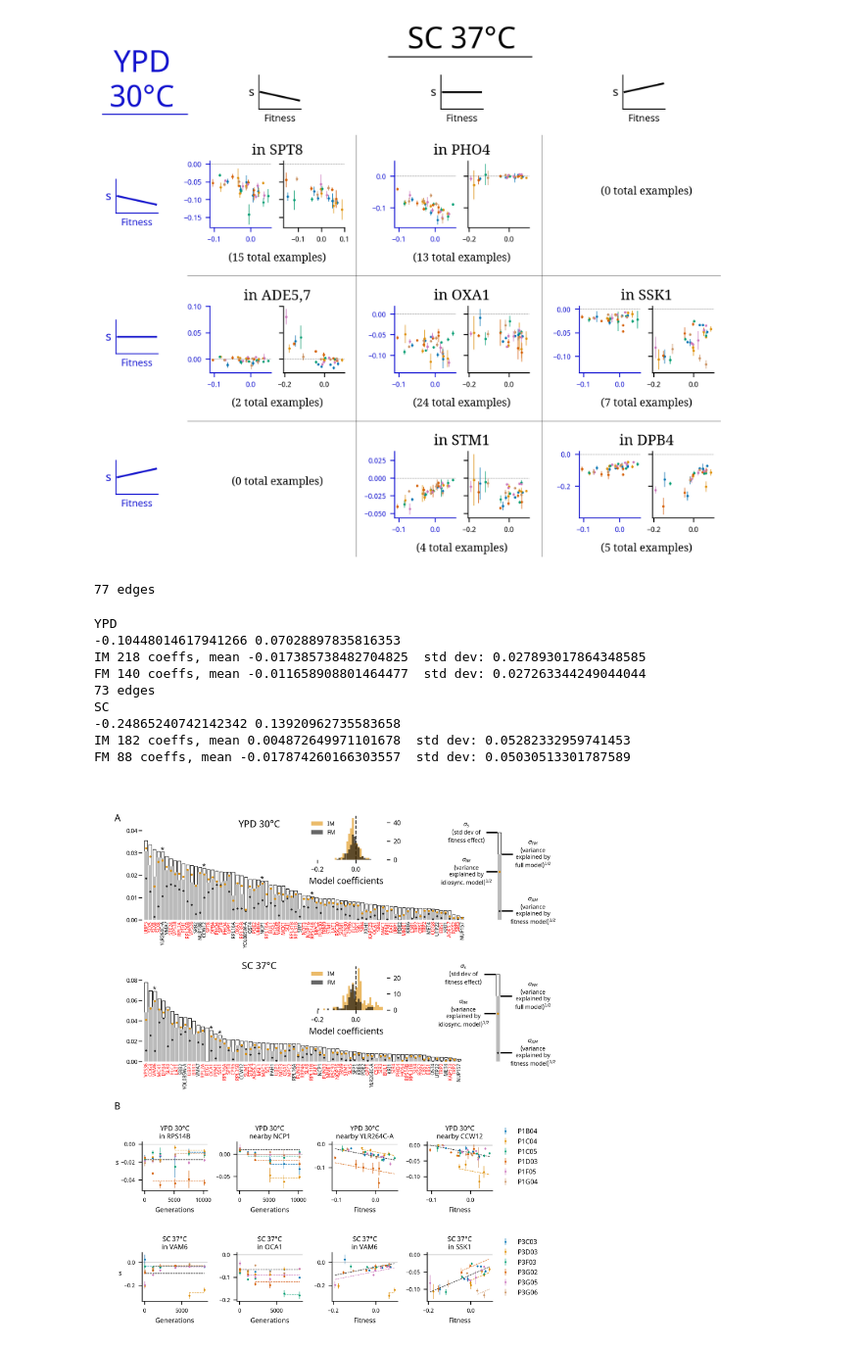
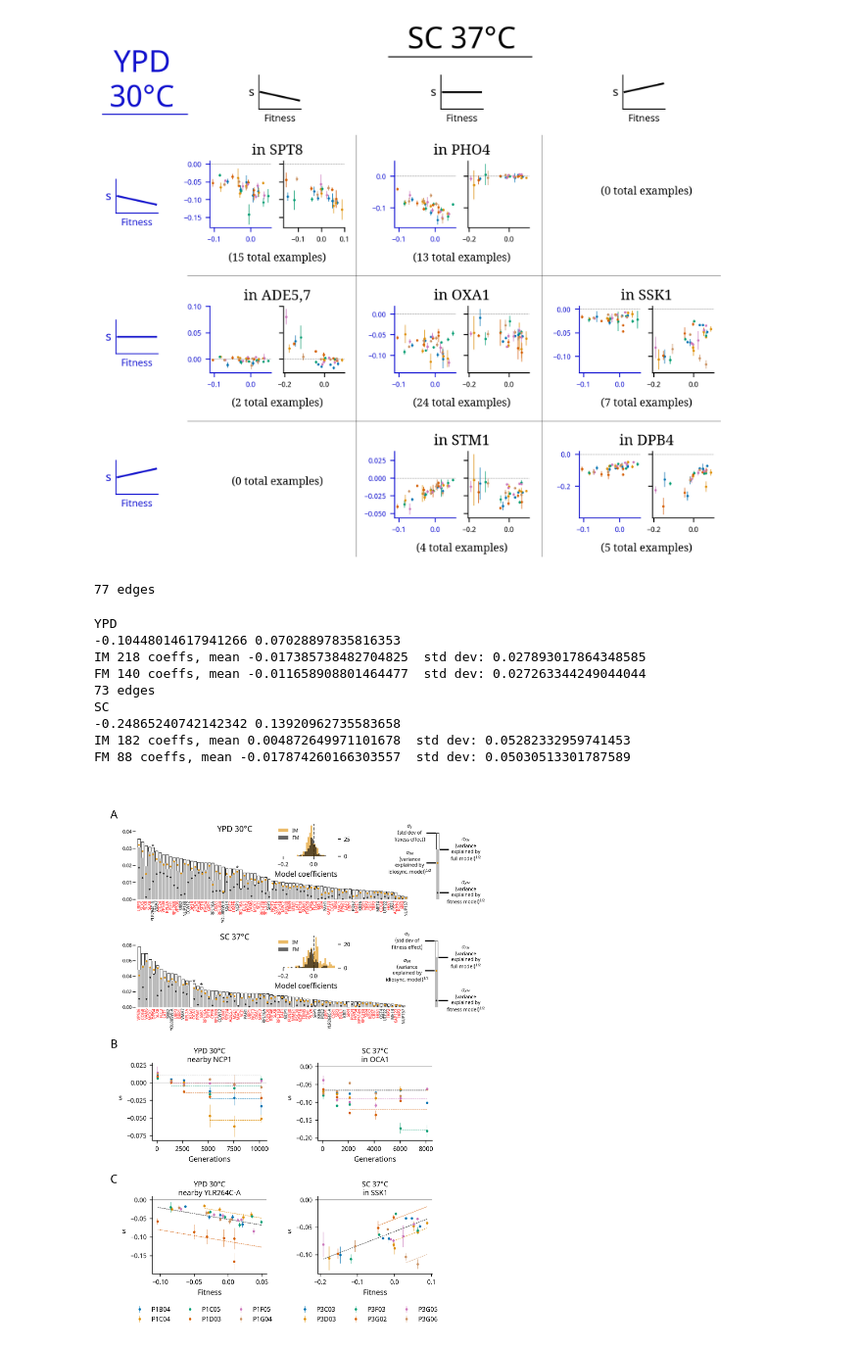
Before and after one commit to mjohnson11/VTn_pipeline, a Jupyter notebook: Analysis/PLOT_main_figs.ipynb, the cells around one changed output. Shown at 98% size. Drawn from its saved outputs; the diff is of its cells as text; code cells hidden in the pictures.

Commit message:
some final plotting changes

```diff
--- a/Analysis/PLOT_main_figs.ipynb
+++ b/Analysis/PLOT_main_figs.ipynb
@@ -16,7 +16,7 @@ vtn_s = pd.read_csv('../../output/VTn_s.csv')
 byrm_s = pd.read_csv('../../output/BYxRM_s.csv')
 vtn_x = pd.read_csv('../../output/VTn_x.csv')
 byrm_x = pd.read_csv('../../output/BYxRM_x.csv')
-vtn_s = vtn_s.merge(vtn_x[['Sample', 'Fitness', 'Freq_T0', 's_VLTE', 'Fitness_sub_70']], on='Sample', how='left')
+vtn_s = vtn_s.merge(vtn_x[['Sample', 'Fitness', 'Fitness_sub_70']], on='Sample', how='left')
 byrm_s = byrm_s.merge(byrm_x, on='Sample', how='left')
 conditions = ['P1_YPD_30C', 'P3_SC_37C', 'P1_SC_37C']
 vtn_s = vtn_s[vtn_s.Cond.isin(conditions)]
@@ -44,7 +44,7 @@ vtn_dfe = vtn_s_for_dfe[['Sample', 's']].groupby('Sample').mean().reset_index().
 vtn_dfe = vtn_dfe.merge(vtn_s[['Sample', 's']].groupby('Sample').std().reset_index().rename(columns={'s': 'DFE_std'}), on='Sample')
 vtn_dfe = vtn_dfe.merge(vtn_s[['Sample', 's']].groupby('Sample').skew().reset_index().rename(columns={'s': 'DFE_skew'}), on='Sample')
 vtn_x['Fitness_std'] = np.std(vtn_x[['Clone_A_s', 'Clone_B_s']], axis=1)
-vtn_dfe = vtn_dfe.merge(vtn_x[['Sample', 'Fitness', 'Fitness_std', 'Freq_T0', 's_VLTE']], on='Sample', how='left')
+vtn_dfe = vtn_dfe.merge(vtn_x[['Sample', 'Fitness', 'Fitness_std']], on='Sample', how='left')
 vtn_dfe['Pop'] = vtn_dfe['Sample'].str.split('_').str[1]
 vtn_dfe['Env'] = vtn_dfe['Sample'].apply(lambda s: '_'.join(s.split('_')[2:]))
 vtn_dfe['Cond'] = vtn_dfe['Pop'].str[:2]+'_'+vtn_dfe['Env']
@@ -336,9 +336,9 @@ def plot_hist(coeffs, sub, plot_FM=True):
     sub.tick_params(which='both', labelsize=7)
     sns.despine(ax=sub, bottom=True, left=True)
 
-def plot_one_det(sub, cond, edge, model, axis_color, title_cond=True, ms=2, xlabel=True, title_at_all=True):
+def plot_one_det(sub, cond, edge, model, axis_color, title_cond=True, ms=2, xlabel=True, title_at_all=True, ls=7):
     td = vtn_s[(vtn_s['Edge']==edge) & (vtn_s['Cond']==cond) & (vtn_s['num_cbcs']>=5)]
-    sub.axhline(0, color='k', linewidth=0.25, alpha=0.6)
+    sub.axhline(0, color='k', linewidth=0.5, alpha=0.6)
     xvar = {'FM': 'Fitness', 'IM': 'Gen', 'IM2': 'Gen'}[model]
     for pop in cond_pops[cond.split('_')[0]]:
         ttd = td[td.Pop==pop].sort_values('Gen')
@@ -348,12 +348,12 @@ def plot_one_det(sub, cond, edge, model, axis_color, title_cond=True, ms=2, xlab
         else:
             sub.errorbar(x=ttd[xvar], y=ttd['s'], yerr=ttd['stderr'], linestyle='', marker='.', markersize=ms, linewidth=0.5, color=color_map[pop], label=pop)
     if xlabel:
-        sub.set_xlabel({'Gen': 'Generations', 'Fitness': 'Fitness'}[xvar], fontsize=7)
+        sub.set_xlabel({'Gen': 'Generations', 'Fitness': 'Fitness'}[xvar], fontsize=ls)
     gene = edge_stats[edge_stats.Edge==edge].iloc[0]['Gene_Use']
     if title_cond:
-        sub.set_title(cond_to_title[cond] + '\n' + gene, fontsize=7, y=0.95)
+        sub.set_title(cond_to_title[cond] + '\n' + gene, fontsize=ls, y=0.95)
     elif title_at_all:
-        sub.set_title(gene, fontsize=7, y=0.95)
+        sub.set_title(gene, fontsize=ls, y=0.95)
 
     #sub.set_ylim([-0.15, 0.1])
     sub.tick_params(which='both', labelsize=6, colors=axis_color)
@@ -389,76 +389,78 @@ def plot_one_det(sub, cond, edge, model, axis_color, title_cond=True, ms=2, xlab
 ###
 
 ypd_examples = [
-    'GAGTGCTTCAAAGTT', # RPS14B
+    #'GAGTGCTTCAAAGTT', # RPS14B
     'TAACCTCGCGCTGAG', # nearby NCP1
     'ATATTGAGTAAGTAC', # YLR-264C-A
-    'AGTTTATAAAAAATT', # nearby CCW12
+    #'AGTTTATAAAAAATT', # nearby CCW12
 ]
 sc_examples = [
-    'CATTTATGGCTATCT', # VAM6
+    #'CATTTATGGCTATCT', # VAM6
     'AGAAGACGACGATGA', # OCA1
     #'TTTTGCATTTAGGCG', # MPC2
     'CCAGGATGTACCGCC', # SSK1
 ]
 
-fig = pl.figure(figsize=(7.25, 9), dpi=300)
-gs0 = gridspec.GridSpec(26, 10)
-top_gs = gridspec.GridSpecFromSubplotSpec(2, 1, subplot_spec=gs0[:13,:])
+fig = pl.figure(figsize=(7.25, 10), dpi=300)
+gs0 = gridspec.GridSpec(27, 20)
+top_gs = gridspec.GridSpecFromSubplotSpec(2, 1, subplot_spec=gs0[:11,:])
 subs = [pl.Subplot(fig, top_gs[i]) for i in range(2)]
 jnk = [fig.add_subplot(s) for s in subs]
 pl.subplots_adjust(hspace=0.55, wspace=0.45)
 coeff_list = determinant_plot('P1_YPD_30C', subs[0], ypd_examples)
-subs[0].set_title('YPD 30°C', fontsize=10, x=0.3, y=0.95)
-subs[1].set_title('SC 37°C', fontsize=10, x=0.3, y=0.95)
-isub1 = fig.add_axes([0.45, 0.83, 0.16, 0.07])
+subs[0].set_title('YPD 30°C', fontsize=10, x=0.3, y=0.9)
+subs[1].set_title('SC 37°C', fontsize=10, x=0.3, y=0.9)
+isub1 = fig.add_axes([0.45, 0.835, 0.15, 0.055])
 print('YPD')
 plot_hist(coeff_list, isub1)
 #plot_heatmap(mat, sub, 'YPD 30°C')
 coeff_list = determinant_plot('P3_SC_37C', subs[1], sc_examples)
-isub2 = fig.add_axes([0.45, 0.59, 0.16, 0.07])
+isub2 = fig.add_axes([0.45, 0.645, 0.15, 0.055])
 print('SC')
 plot_hist(coeff_list, isub2)
 #plot_heatmap(mat, sub, 'SC 37°C')
 
-tmp_gs = gridspec.GridSpecFromSubplotSpec(1, 4, subplot_spec=gs0[17:20,:9])
-subs0 = [pl.Subplot(fig, tmp_gs[j]) for j in range(4)]
-jnk = [fig.add_subplot(subs0[j]) for j in range(4)]
-tmp_gs = gridspec.GridSpecFromSubplotSpec(1, 4, subplot_spec=gs0[23:,:9])
-subs1 = [pl.Subplot(fig, tmp_gs[j]) for j in range(4)]
-jnk = [fig.add_subplot(subs1[j]) for j in range(4)]
+tmp_gs = gridspec.GridSpecFromSubplotSpec(1, 2, subplot_spec=gs0[14:19,1:18])
+subs0 = [pl.Subplot(fig, tmp_gs[j]) for j in range(2)]
+jnk = [fig.add_subplot(subs0[j]) for j in range(2)]
+tmp_gs = gridspec.GridSpecFromSubplotSpec(1, 2, subplot_spec=gs0[22:,1:18])
+subs1 = [pl.Subplot(fig, tmp_gs[j]) for j in range(2)]
+jnk = [fig.add_subplot(subs1[j]) for j in range(2)]
 #pl.subplots_adjust(hspace=0.8, wspace=0.4)
 
-plot_one_det(subs0[0], 'P1_YPD_30C', 'GAGTGCTTCAAAGTT', 'IM', 'k')
-plot_one_det(subs0[1], 'P1_YPD_30C', 'TAACCTCGCGCTGAG', 'IM', 'k')
-plot_one_det(subs0[2], 'P1_YPD_30C', 'ATATTGAGTAAGTAC', 'FM', 'k')
-plot_one_det(subs0[3], 'P1_YPD_30C', 'AGTTTATAAAAAATT', 'FM', 'k')
-plot_one_det(subs1[0], 'P3_SC_37C', 'CATTTATGGCTATCT', 'IM', 'k')
-plot_one_det(subs1[1], 'P3_SC_37C', 'AGAAGACGACGATGA', 'IM', 'k')
-plot_one_det(subs1[2], 'P3_SC_37C', 'CATTTATGGCTATCT', 'FM', 'k')
-plot_one_det(subs1[3], 'P3_SC_37C', 'CCAGGATGTACCGCC', 'FM', 'k')
-subs0[-1].legend(frameon=False, bbox_to_anchor=(1,1.4), fontsize=7)
-subs1[-1].legend(frameon=False, bbox_to_anchor=(1,1.4), fontsize=7)
-subs0[0].set_ylabel('s', rotation='horizontal', fontsize=7)
-subs1[0].set_ylabel('s', rotation='horizontal', fontsize=7)
-jnk = [sns.despine(ax=subs0[j]) for j in range(4)]
-jnk = [sns.despine(ax=subs1[j]) for j in range(4)]
+plot_one_det(subs0[0], 'P1_YPD_30C', 'TAACCTCGCGCTGAG', 'IM', 'k', ms=4, ls=9)
+plot_one_det(subs0[1], 'P3_SC_37C', 'AGAAGACGACGATGA', 'IM', 'k', ms=4, ls=9)
+plot_one_det(subs1[0], 'P1_YPD_30C', 'ATATTGAGTAAGTAC', 'FM', 'k', ms=4, ls=9)
+plot_one_det(subs1[1], 'P3_SC_37C', 'CCAGGATGTACCGCC', 'FM', 'k', ms=4, ls=9)
 
-pl.annotate('A', fontsize=10, xy=(0.05, 0.93), xycoords="figure fraction", horizontalalignment="center")
-pl.annotate('B', fontsize=10, xy=(0.05, (26-16)/26+0.02), xycoords="figure fraction", horizontalalignment="center")
+
+
+for j in range(2):
+    subs0[j].set_ylabel('s', rotation='horizontal', fontsize=9, labelpad=8)
+    subs1[j].set_ylabel('s', rotation='horizontal', fontsize=9, labelpad=8)
+    subs0[j].tick_params(which='both', labelsize=8)
+    subs1[j].tick_params(which='both', labelsize=8)
+    sns.despine(ax=subs0[j])
+    sns.despine(ax=subs1[j])
+    subs1[j].legend(frameon=False, bbox_to_anchor=(1.1,-0.35), ncol=3, fontsize=8)
+
+pl.annotate('A', fontsize=14, xy=(0.05, 0.935), xycoords="figure fraction", horizontalalignment="center")
+pl.annotate('B', fontsize=14, xy=(0.05, (27-14)/27+0.035), xycoords="figure fraction", horizontalalignment="center")
+pl.annotate('C', fontsize=14, xy=(0.05, (27-22)/27+0.085), xycoords="figure fraction", horizontalalignment="center")
 
 fig.savefig('../../Figures/Determinants.pdf', background='transparent', bbox_inches='tight', pad_inches=0.1)
 # %% [output]
 77 edges
 YPD
 -0.10448014617941266 0.07028897835816353
 IM 218 coeffs, mean -0.017385738482704825  std dev: 0.027893017864348585
 FM 140 coeffs, mean -0.011658908801464477  std dev: 0.027263344249044044
 73 edges
 SC
 -0.24865240742142342 0.13920962735583658
 IM 182 coeffs, mean 0.004872649971101678  std dev: 0.05282332959741453
 FM 88 coeffs, mean -0.017874260166303557  std dev: 0.05030513301787589
-[figure, old version]
+[figure, new version]
 # %%
 p1_sc_examples = [
     'CTAAGCAGTCTTCTC', # in_LAT1_
```
Also changed, not shown: parts of 2 cells of this notebook, 3 other files.
